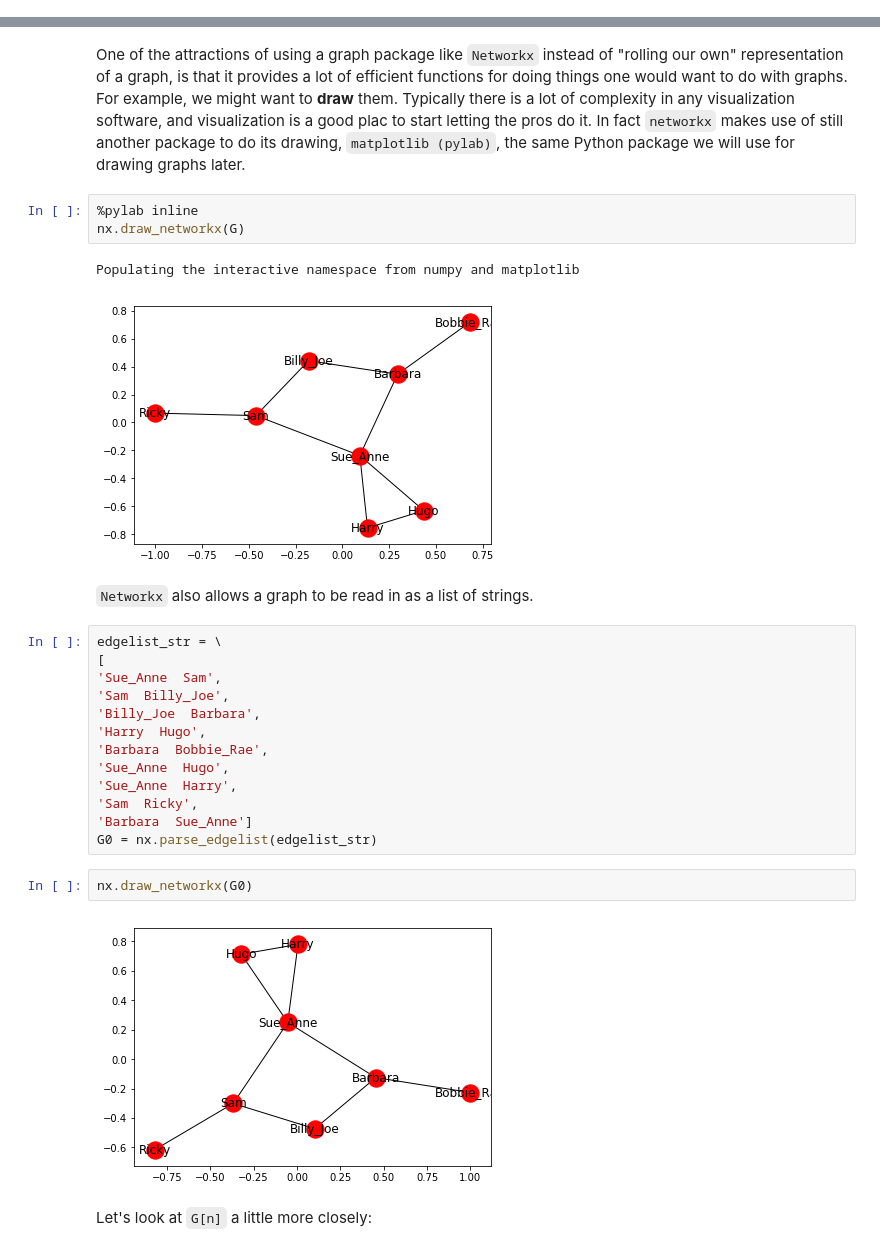
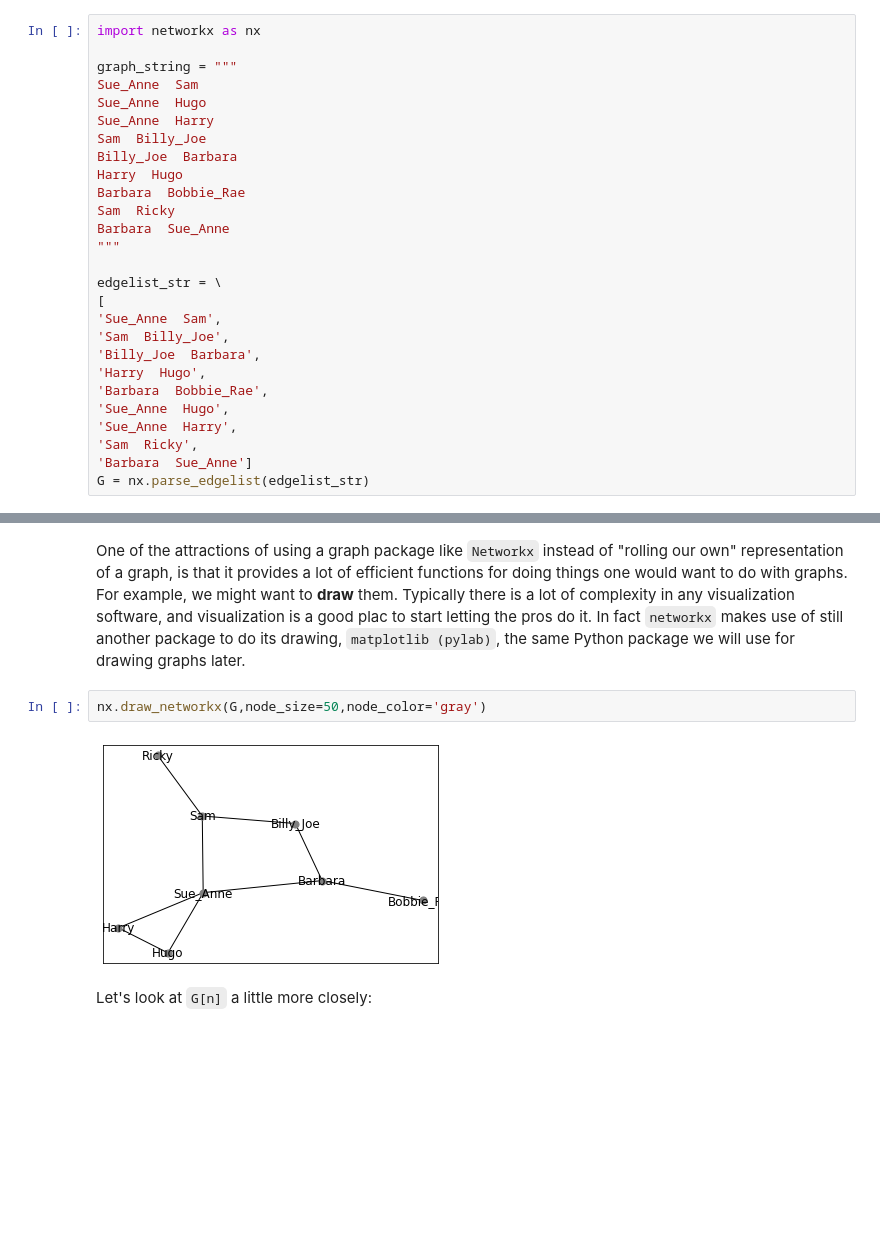
Before and after one commit to gawron/python-for-social-science, a Jupyter notebook: intro/python_types_nb.ipynb, the cells around one changed output, grey strips where cells are left out. Saved outputs shown, nothing was run; the diff lists cells and outputs as text; blank space fills up the shorter version.

```diff
--- a/intro/python_types_nb.ipynb
+++ b/intro/python_types_nb.ipynb
@@ -620,2 +625,29 @@ G = nx.read_edgelist('practice_toy_graph.el')
+# %%
+import networkx as nx
+
+graph_string = """
+Sue_Anne  Sam
+Sue_Anne  Hugo
+Sue_Anne  Harry
+Sam  Billy_Joe
+Billy_Joe  Barbara
+Harry  Hugo
+Barbara  Bobbie_Rae
+Sam  Ricky
+Barbara  Sue_Anne
+"""
+
+edgelist_str = \
+[
+'Sue_Anne  Sam',
+'Sam  Billy_Joe',
+'Billy_Joe  Barbara',
+'Harry  Hugo',
+'Barbara  Bobbie_Rae',
+'Sue_Anne  Hugo',
+'Sue_Anne  Harry',
+'Sam  Ricky',
+'Barbara  Sue_Anne']
+G = nx.parse_edgelist(edgelist_str)
 # %% [markdown]
 G is now a `networkx` graph object:
@@ -654,31 +690,10 @@ Bobbie_Rae {'Barbara': {}}
 Ricky {'Sam': {}}
 # %% [markdown]
 One of the attractions of using a graph package like `Networkx` instead of "rolling our own" representation of a graph, is that it provides a lot of efficient functions for doing things one would want to do with graphs.  For example, we might want to **draw** them.  Typically there is a lot of complexity in any visualization software, and visualization is a good plac to start letting the pros do it.  In fact `networkx` makes use of still another package to do its drawing, `matplotlib (pylab)`, the same Python package we will use for drawing graphs later.
-# %%
-%pylab inline
-nx.draw_networkx(G)
-# %% [output]
-Populating the interactive namespace from numpy and matplotlib
-[figure, removed]
-# %% [markdown]
-`Networkx` also allows a graph to be read in as a list of strings.
-# %%
-edgelist_str = \
-[
-'Sue_Anne  Sam',
-'Sam  Billy_Joe',
-'Billy_Joe  Barbara',
-'Harry  Hugo',
-'Barbara  Bobbie_Rae',
-'Sue_Anne  Hugo',
-'Sue_Anne  Harry',
-'Sam  Ricky',
-'Barbara  Sue_Anne']
-G0 = nx.parse_edgelist(edgelist_str)
-# %%
-nx.draw_networkx(G0)
-# %% [output]
-[figure, removed]
+# %%
+nx.draw_networkx(G,node_size=50,node_color='gray')
+# %% [output]
+[figure, added]
 # %% [markdown]
 Let's look at `G[n]` a little more closely:
 # %%
```
Also changed, not shown: parts of 23 cells of this notebook.
